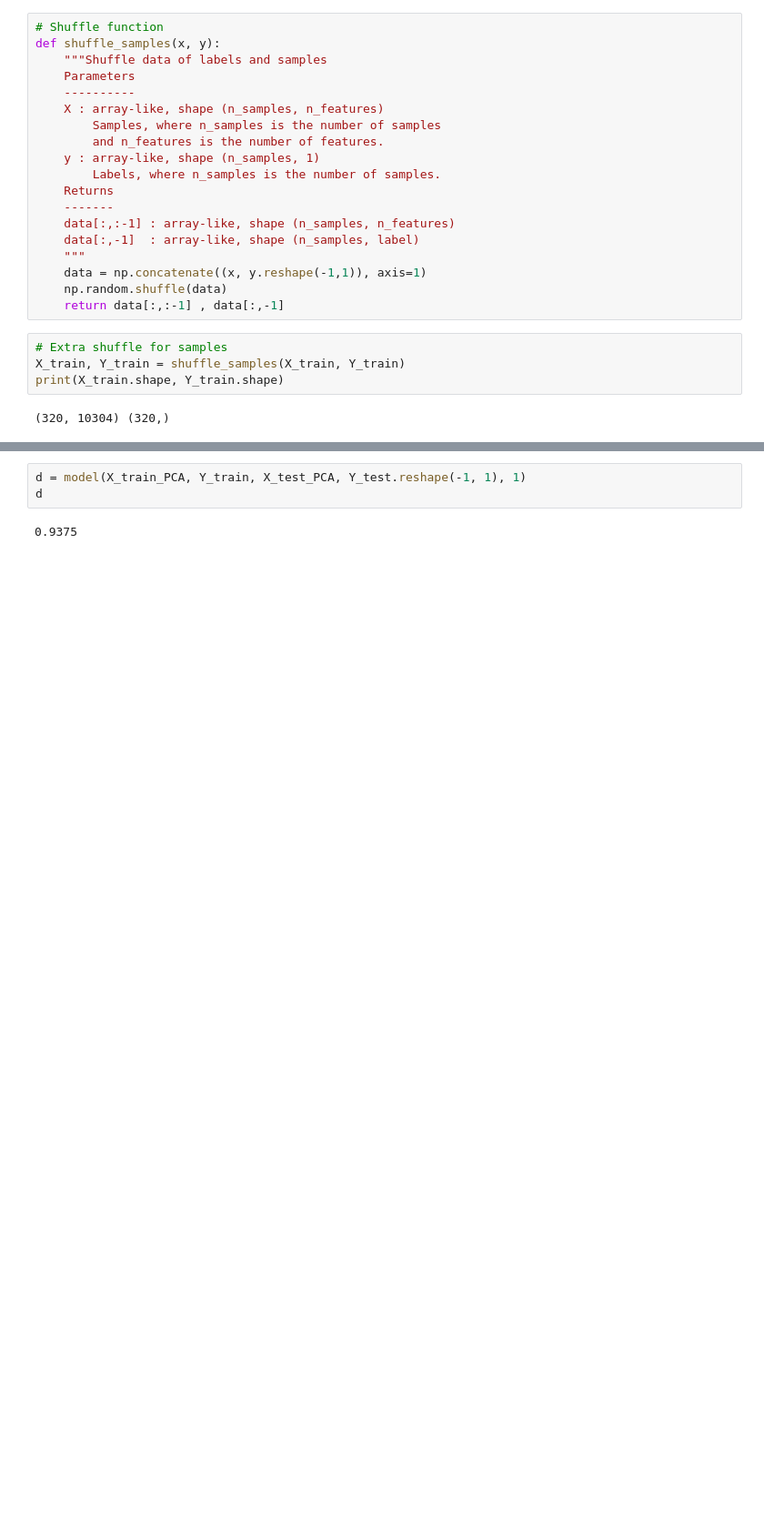
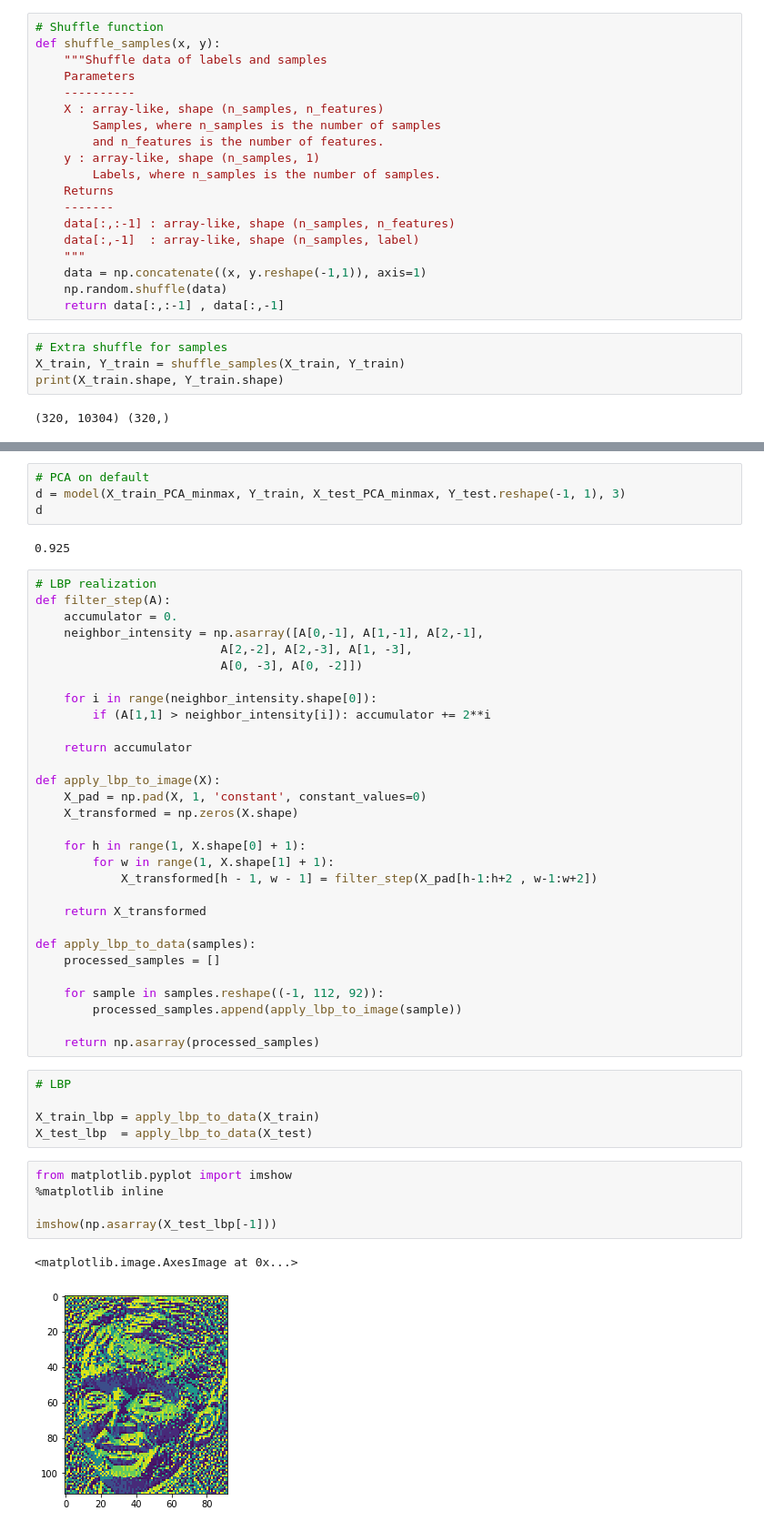
Before and after one commit to ArtemShapiro/Face-Recognition-ORL, a Jupyter notebook: Model.ipynb, the cells around one changed output, grey strips where cells are left out. Shown: that part at 91% size. Drawn from its saved outputs; the diff is of its cells as text; blank space fills up the shorter version.

Commit message:
Implementing LBP realization

```diff
--- a/Model.ipynb
+++ b/Model.ipynb
@@ -266,5 +351,49 @@ def model(X_train, y_train, X_test, y_test, K):
 # %%
-d = model(X_train_PCA, Y_train, X_test_PCA, Y_test.reshape(-1, 1), 1)
+# PCA on default
+d = model(X_train_PCA_minmax, Y_train, X_test_PCA_minmax, Y_test.reshape(-1, 1), 3)
 d
 # %% [output]
-0.9375
+0.925
+# %%
+# LBP realization
+def filter_step(A):
+    accumulator = 0.
+    neighbor_intensity = np.asarray([A[0,-1], A[1,-1], A[2,-1],
+                          A[2,-2], A[2,-3], A[1, -3],
+                          A[0, -3], A[0, -2]])
+
+    for i in range(neighbor_intensity.shape[0]):
+        if (A[1,1] > neighbor_intensity[i]): accumulator += 2**i
+
+    return accumulator
+
+def apply_lbp_to_image(X):
+    X_pad = np.pad(X, 1, 'constant', constant_values=0)
+    X_transformed = np.zeros(X.shape)
+
+    for h in range(1, X.shape[0] + 1):
+        for w in range(1, X.shape[1] + 1):
+            X_transformed[h - 1, w - 1] = filter_step(X_pad[h-1:h+2 , w-1:w+2])
+
+    return X_transformed
+
+def apply_lbp_to_data(samples):
+    processed_samples = []
+
+    for sample in samples.reshape((-1, 112, 92)):
+        processed_samples.append(apply_lbp_to_image(sample))
+
+    return np.asarray(processed_samples)
+# %%
+# LBP
+
+X_train_lbp = apply_lbp_to_data(X_train)
+X_test_lbp  = apply_lbp_to_data(X_test)
+# %%
+from matplotlib.pyplot import imshow
+%matplotlib inline
+
+imshow(np.asarray(X_test_lbp[-1]))
+# %% [output]
+<matplotlib.image.AxesImage at 0x...>
+[figure, added]
```
Also changed, not shown: parts of 16 cells of this notebook.
